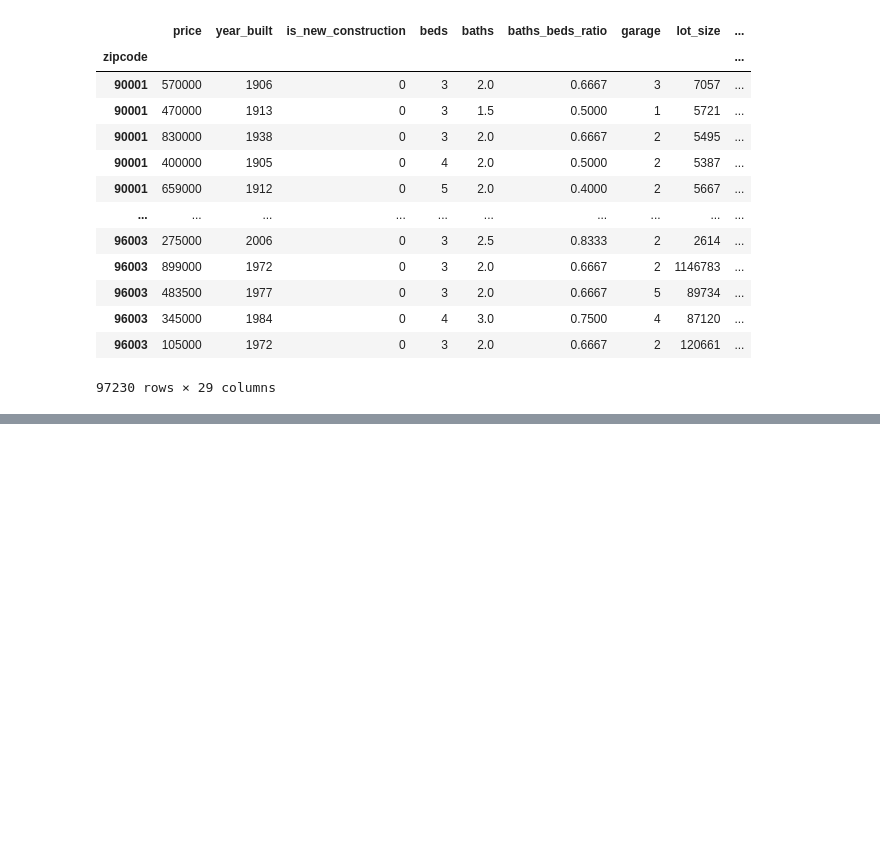
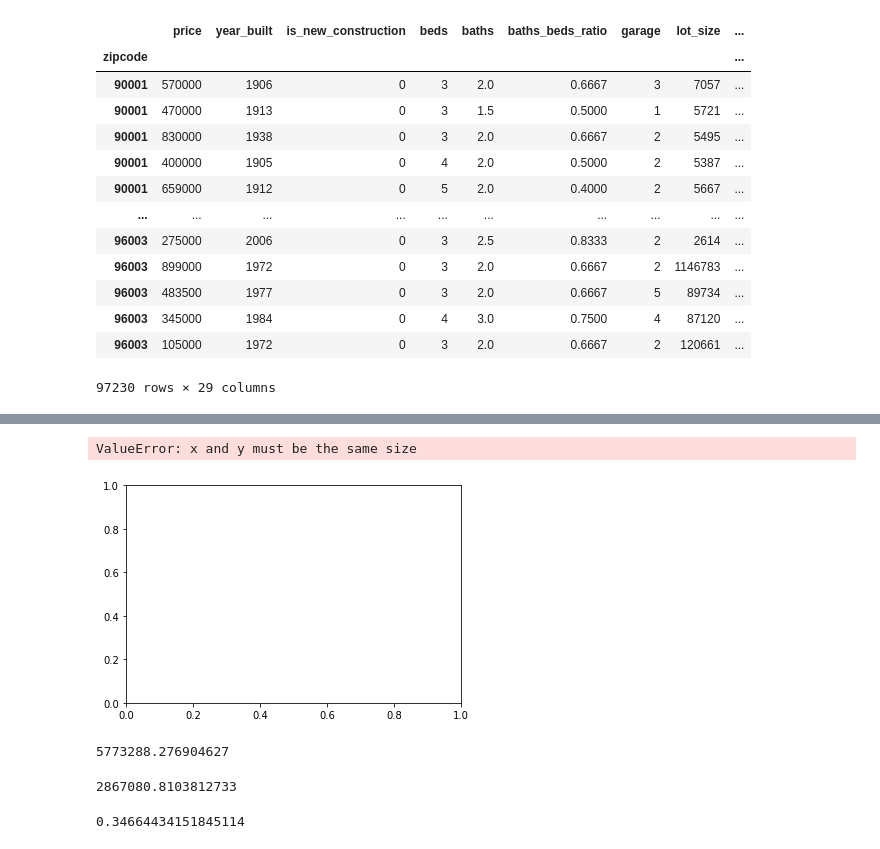
Before and after one commit to sakuraszy/STATS-170A-Group, a Jupyter notebook: Modeling/Baseline_knn.ipynb, the cells around one changed output, grey strips where cells are left out. Saved outputs shown, nothing was run; the diff lists cells and outputs as text; code cells hidden in the pictures; blank space fills up the shorter version.

```diff
--- a/Modeling/Baseline_knn.ipynb
+++ b/Modeling/Baseline_knn.ipynb
@@ -89,0 +118,19 @@ plt.show()
+# %%
+y_pred = regr.predict(X_test)
+plt.scatter(X_test, y_test, color ='b')
+plt.plot(X_test, y_pred, color ='k')
+
+plt.show()
+# %% [output]
+ValueError: x and y must be the same size
+[figure, added]
+# %%
+train_error = sqrt(mean_squared_error(y_train, regr.predict(X_train)))
+print(train_error)
+# %% [output]
+5773288.276904627
+# %%
+test_error = sqrt(mean_squared_error(y_test, regr.predict(X_test)))
+print(test_error)
+# %% [output]
+2867080.8103812733
@@ -89,0 +141,5 @@ plt.show()
+# %%
+rf.fit(X_train, y_train)
+print(rf.score(X_test, y_test))
+# %% [output]
+0.34664434151845114
```
Also changed, not shown: parts of 10 cells of this notebook.
